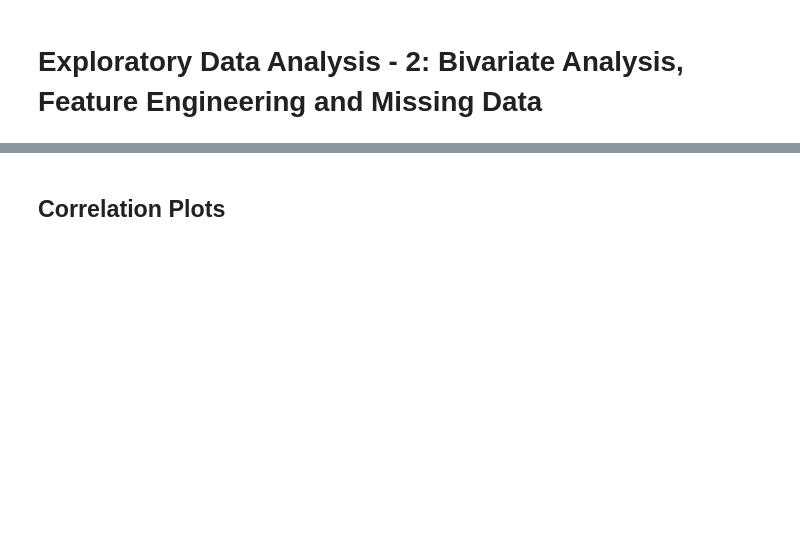
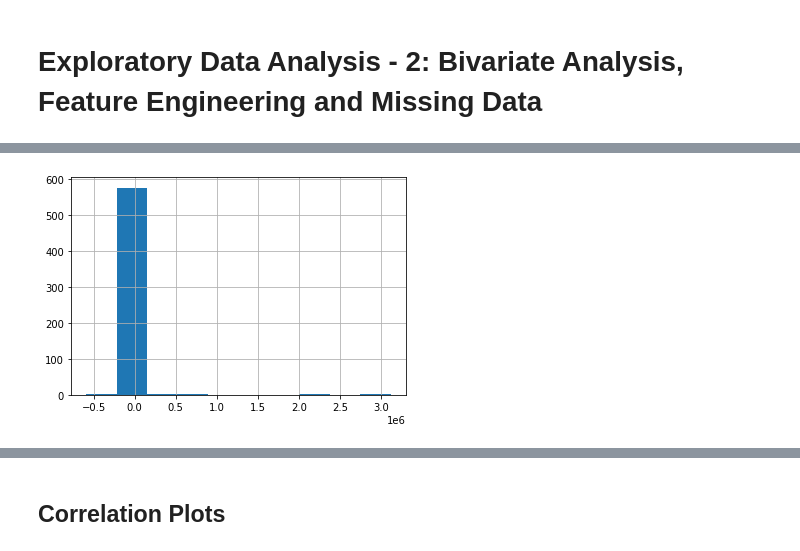
Before and after one commit to jacob5412/HackerEarth-Exhibit-Art, a Jupyter notebook: EDA-2.ipynb, the cells around one changed output, grey strips where cells are left out. Saved outputs shown, nothing was run; the diff lists cells and outputs as text; code cells hidden in the pictures; blank space fills up the shorter version.

```diff
--- a/EDA-2.ipynb
+++ b/EDA-2.ipynb
@@ -64,0 +116,6 @@ The easiest to do is to check if there's a relationship between the missing valu
+# %%
+plt.hist(train_df.loc[train_df["Width"].isna(), "Cost"])
+plt.grid()
+plt.show()
+# %% [output]
+[figure, added]
```
Also changed, not shown: parts of 20 cells of this notebook, 1 other file.
